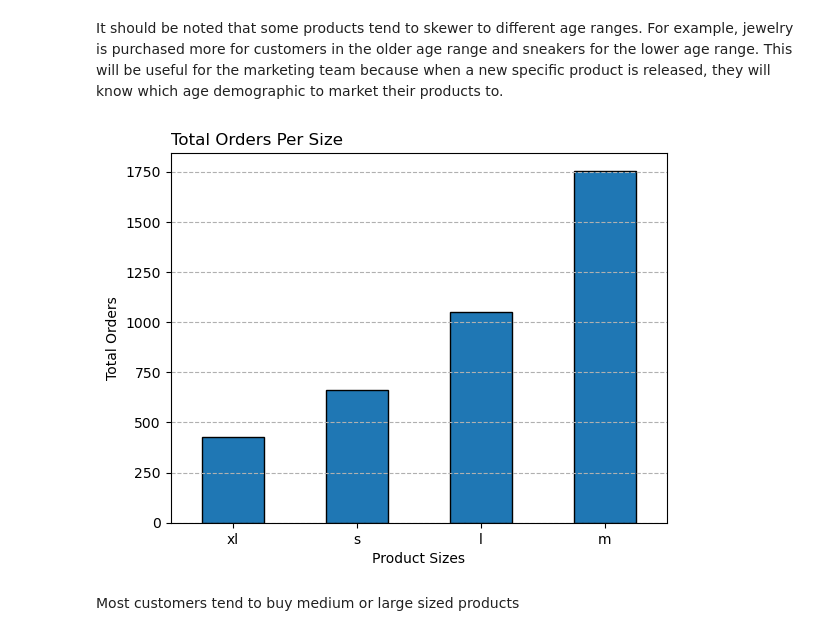
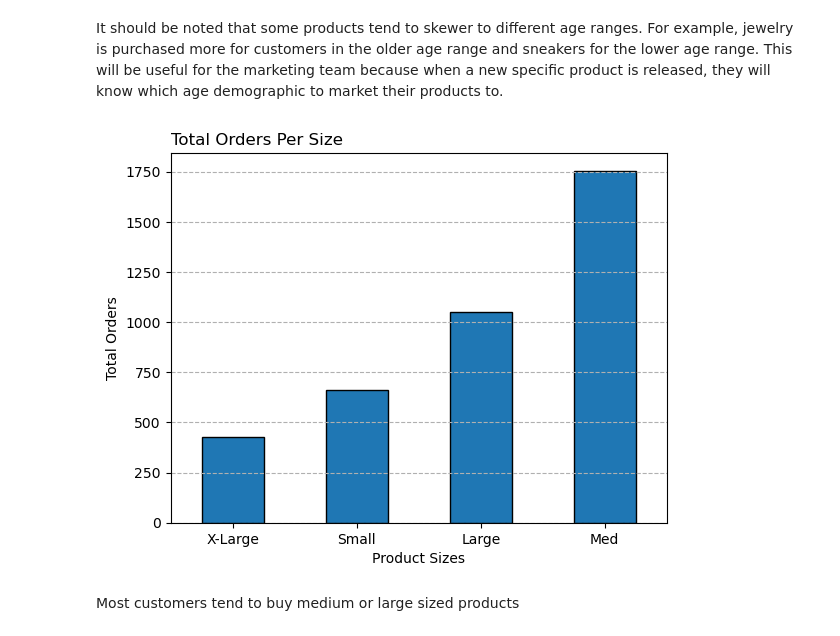
Before and after one commit to jasondo-da/shopping_behavior_analysis, a Jupyter notebook: shopping_behavior_analysis.ipynb, the cells around one changed output. Saved outputs shown, nothing was run; the diff lists cells and outputs as text; code cells hidden in the pictures.

```diff
--- a/shopping_behavior_analysis.ipynb
+++ b/shopping_behavior_analysis.ipynb
@@ -675,14 +682,14 @@ It should be noted that some products tend to skewer to different age ranges. Fo
 # %%
 df['size'].value_counts().sort_values().plot(kind='bar',
                                              edgecolor='black')
 plt.title('Total Orders Per Size', loc='left')
 plt.grid(axis='y', linestyle='--')
 plt.xlabel('Product Sizes')
-plt.xticks(rotation=0)
+plt.xticks([0, 1, 2, 3], ['X-Large', 'Small', 'Large', 'Med'], rotation=0)
 plt.ylabel('Total Orders')
 plt.show()
 # %% [output]
-[figure, old version]
+[figure, new version]
 # %% [markdown]
 Most customers tend to buy medium or large sized products
 # %%
```
Also changed, not shown: parts of 64 cells of this notebook.
